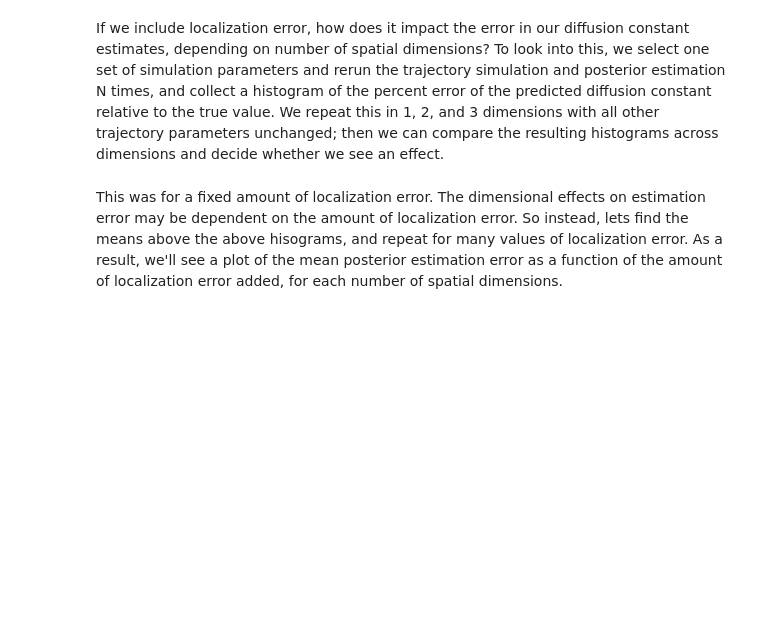
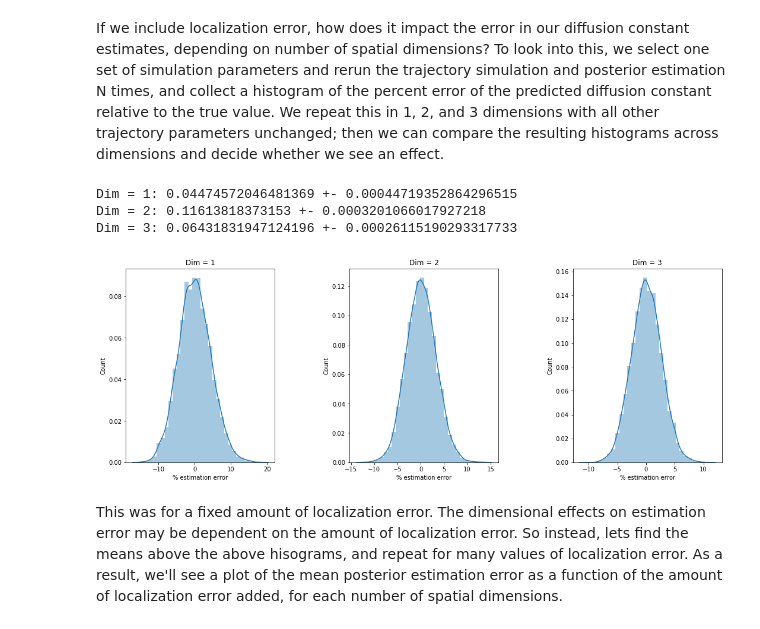
Before and after one commit to AllenCellModeling/diffusive_distinguishability, a Jupyter notebook: diffusive_distinguishability/ndim_diffusion_analysis_tutorial.ipynb, the cells around one changed output. Saved outputs shown, nothing was run; the diff lists cells and outputs as text; code cells hidden in the pictures; blank space fills up the shorter version.

```diff
--- a/diffusive_distinguishability/ndim_diffusion_analysis_tutorial.ipynb
+++ b/diffusive_distinguishability/ndim_diffusion_analysis_tutorial.ipynb
@@ -129,8 +134,13 @@ for std in std_list:
     hd.get_dim_error([5, 10, 100, 1000], d_const, n_steps, dt, n_reps, False, std)
 # %%
 std_list = [0, 0.00025, 0.0005, 0.00075, 0.001, 0.0025, 0.005, 0.0075, 0.01, 0.025, 0.05, 0.075, 0.1]
-p_error = np.load('std_'+str(std_list[2])+'.npy')
+p_error = np.load('loc_error_saved_files/std_'+str(std_list[2])+'.npy')
 hd.show_error_hist(n_dim, p_error)
+# %% [output]
+Dim = 1: 0.04474572046481369 +- 0.00044719352864296515
+Dim = 2: 0.11613818373153 +- 0.0003201066017927218
+Dim = 3: 0.06431831947124196 +- 0.00026115190293317733
+[figure, added]
 # %% [markdown]
 This was for a fixed amount of localization error. The dimensional effects on estimation error may be dependent on the amount of localization error. So instead, lets find the means above the above hisograms, and repeat for many values of localization error. As a result, we'll see a plot of the mean posterior estimation error as a function of the amount of localization error added, for each number of spatial dimensions.
 # %%
```
Also changed, not shown: parts of 9 cells of this notebook.
